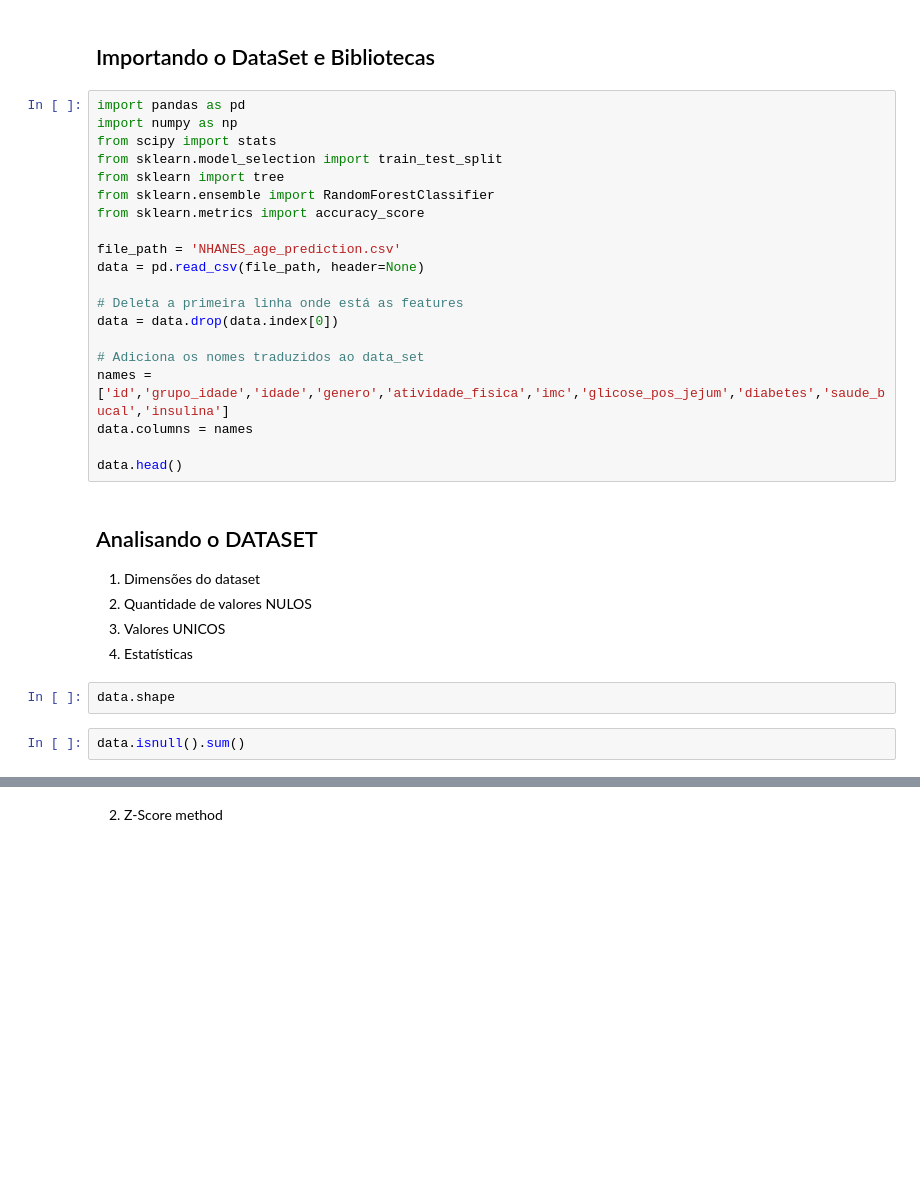
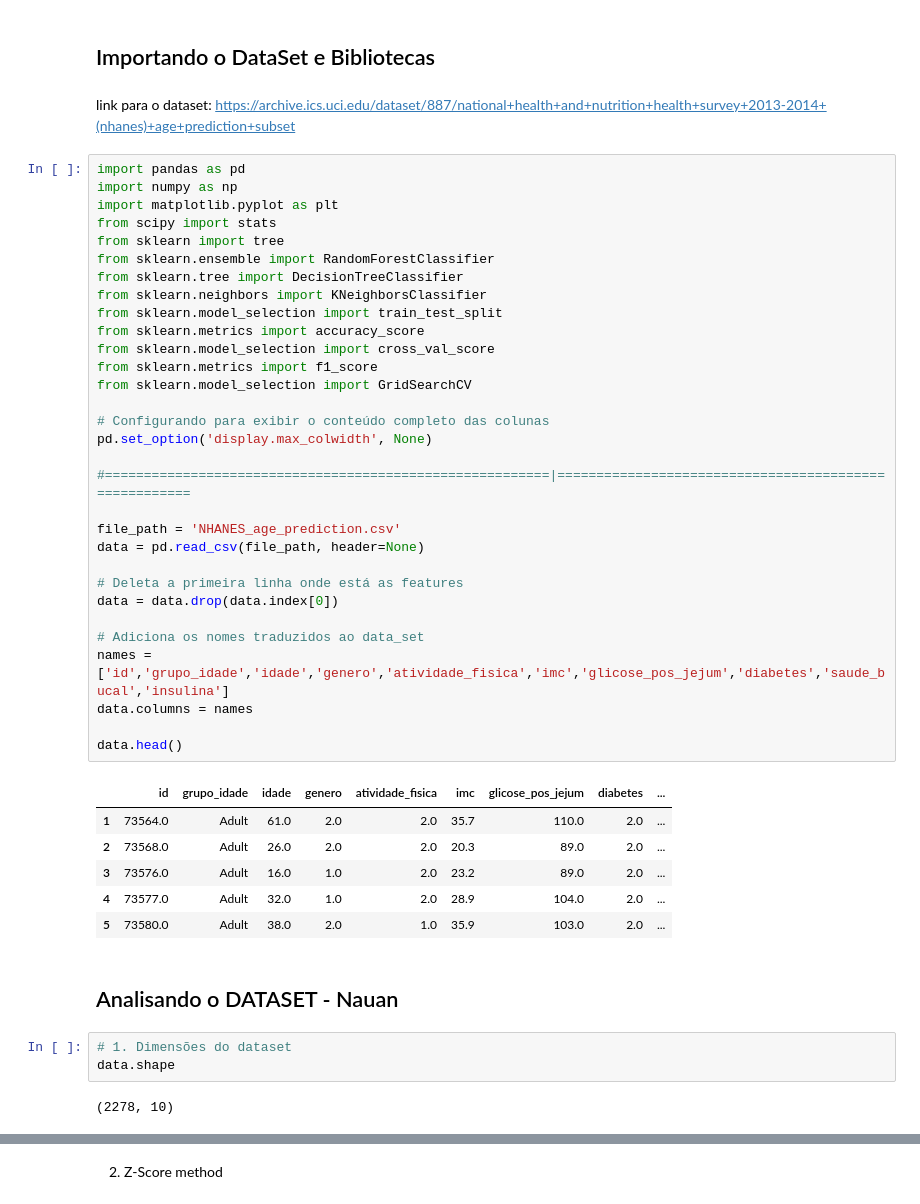
Before and after one commit to nauancastro/ML_ClassificationProblem_ScikitLearn, a Jupyter notebook: Solution.ipynb, the cells around one changed output, grey strips where cells are left out. Saved outputs shown, nothing was run; the diff lists cells and outputs as text; blank space fills up the shorter version.

```diff
--- a/Solution.ipynb
+++ b/Solution.ipynb
@@ -12,33 +12,50 @@ requirements = [requirement.strip() for requirement in requirements]
 !pip3 install -U { ' '.join(requirements) }
 # %% [markdown]
 ## Importando o DataSet e Bibliotecas
+# %% [markdown]
+link para o dataset: https://archive.ics.uci.edu/dataset/887/national+health+and+nutrition+health+survey+2013-2014+(nhanes)+age+prediction+subset
 # %%
 import pandas as pd
 import numpy as np
+import matplotlib.pyplot as plt
 from scipy import stats
-from sklearn.model_selection import train_test_split
 from sklearn import tree
 from sklearn.ensemble import RandomForestClassifier
+from sklearn.tree import DecisionTreeClassifier
+from sklearn.neighbors import KNeighborsClassifier
+from sklearn.model_selection import train_test_split
 from sklearn.metrics import accuracy_score
+from sklearn.model_selection import cross_val_score
+from sklearn.metrics import f1_score
+from sklearn.model_selection import GridSearchCV
+
+# Configurando para exibir o conteúdo completo das colunas
+pd.set_option('display.max_colwidth', None)
+
+#=========================================================|======================================================
 
 file_path = 'NHANES_age_prediction.csv'
 data = pd.read_csv(file_path, header=None)
 
 # Deleta a primeira linha onde está as features
 data = data.drop(data.index[0])
 
 # Adiciona os nomes traduzidos ao data_set
 names = ['id','grupo_idade','idade','genero','atividade_fisica','imc','glicose_pos_jejum','diabetes','saude_bucal','insulina']
 data.columns = names
 
 data.head()
+# %% [output]
+|  | id | grupo_idade | idade | genero | atividade_fisica | imc | glicose_pos_jejum | diabetes | ... |
+| 1 | 73564.0 | Adult | 61.0 | 2.0 | 2.0 | 35.7 | 110.0 | 2.0 | ... |
+| 2 | 73568.0 | Adult | 26.0 | 2.0 | 2.0 | 20.3 | 89.0 | 2.0 | ... |
+| 3 | 73576.0 | Adult | 16.0 | 1.0 | 2.0 | 23.2 | 89.0 | 2.0 | ... |
+| 4 | 73577.0 | Adult | 32.0 | 1.0 | 2.0 | 28.9 | 104.0 | 2.0 | ... |
+| 5 | 73580.0 | Adult | 38.0 | 2.0 | 1.0 | 35.9 | 103.0 | 2.0 | ... |
-# %% [markdown]
-## Analisando o DATASET
-1. Dimensões do dataset
-2. Quantidade de valores NULOS
-3. Valores UNICOS
-4. Estatísticas
-# %%
-data.shape
-# %%
-data.isnull().sum()
+# %% [markdown]
+## Analisando o DATASET - Nauan
+# %%
+# 1. Dimensões do dataset
+data.shape
+# %% [output]
+(2278, 10)
```
Also changed, not shown: parts of 35 cells of this notebook, 4 other files.
